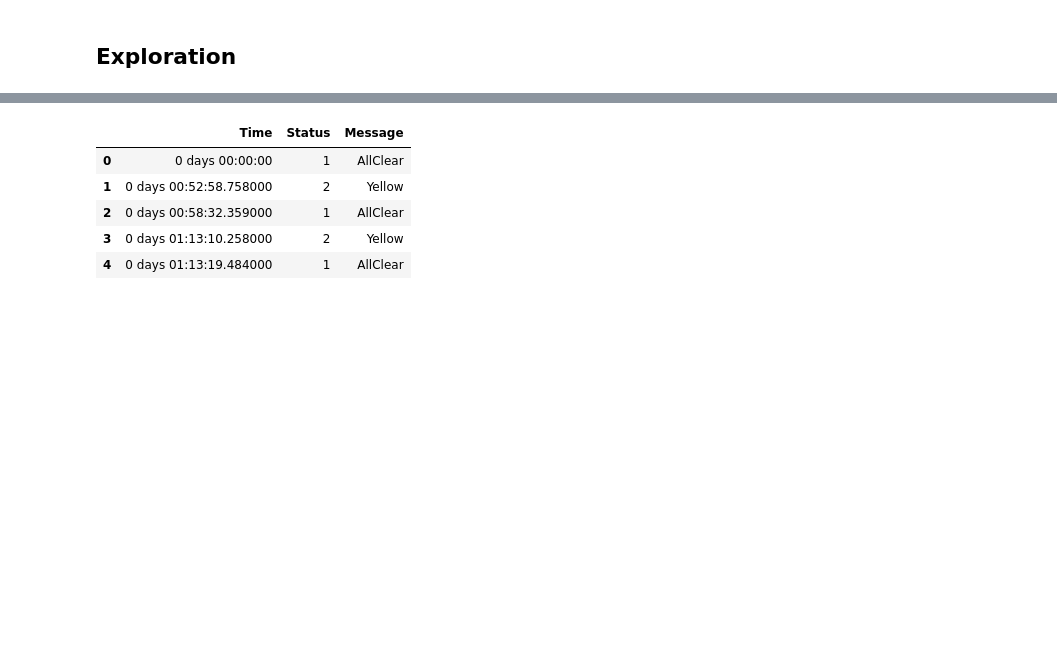
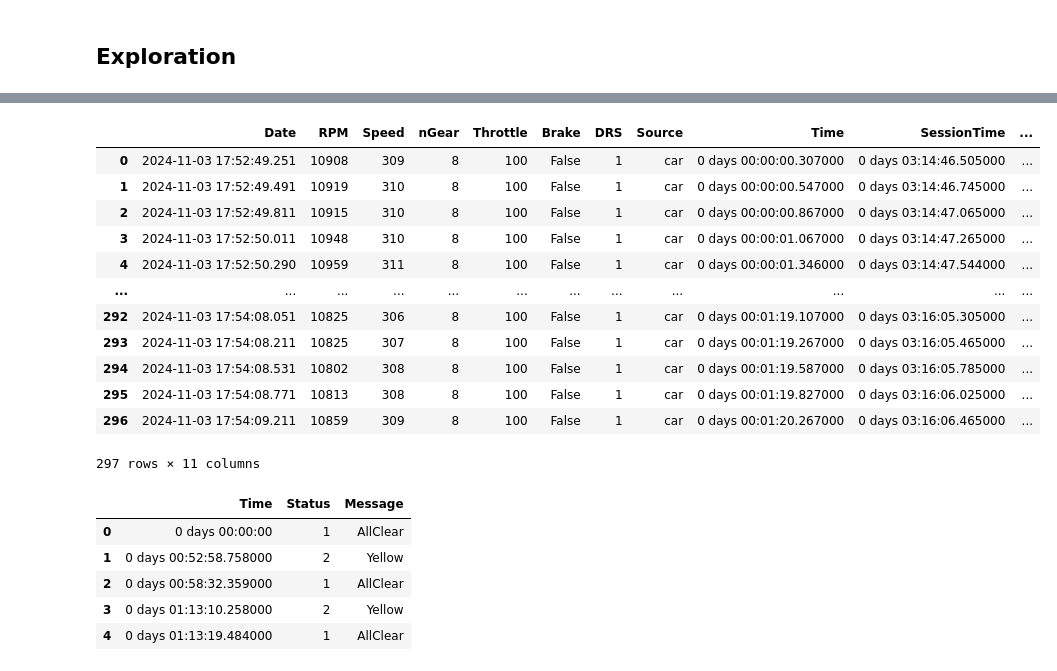
Before and after one commit to mihalisag/data-podium, a Jupyter notebook: f1_telemetry.ipynb, the cells around one changed output, grey strips where cells are left out. Drawn from its saved outputs; the diff is of its cells as text; code cells hidden in the pictures; blank space fills up the shorter version.

```diff
--- a/f1_telemetry.ipynb
+++ b/f1_telemetry.ipynb
@@ -48,0 +70,3 @@ dir(session)
+# %%
+fastest_lap = session.laps.pick_fastest()
+car_data = fastest_lap.get_car_data().add_distance()
@@ -49,3 +89,19 @@ dir(session)
+# %%
+car_data
+# %% [output]
+|  | Date | RPM | Speed | nGear | Throttle | Brake | DRS | Source | Time | SessionTime | ... |
+| 0 | 2024-11-03 17:52:49.251 | 10908 | 309 | 8 | 100 | False | 1 | car | 0 days 00:00:00.307000 | 0 days 03:14:46.505000 | ... |
+| 1 | 2024-11-03 17:52:49.491 | 10919 | 310 | 8 | 100 | False | 1 | car | 0 days 00:00:00.547000 | 0 days 03:14:46.745000 | ... |
+| 2 | 2024-11-03 17:52:49.811 | 10915 | 310 | 8 | 100 | False | 1 | car | 0 days 00:00:00.867000 | 0 days 03:14:47.065000 | ... |
+| 3 | 2024-11-03 17:52:50.011 | 10948 | 310 | 8 | 100 | False | 1 | car | 0 days 00:00:01.067000 | 0 days 03:14:47.265000 | ... |
+| 4 | 2024-11-03 17:52:50.290 | 10959 | 311 | 8 | 100 | False | 1 | car | 0 days 00:00:01.346000 | 0 days 03:14:47.544000 | ... |
+| ... | ... | ... | ... | ... | ... | ... | ... | ... | ... | ... | ... |
+| 292 | 2024-11-03 17:54:08.051 | 10825 | 306 | 8 | 100 | False | 1 | car | 0 days 00:01:19.107000 | 0 days 03:16:05.305000 | ... |
+| 293 | 2024-11-03 17:54:08.211 | 10825 | 307 | 8 | 100 | False | 1 | car | 0 days 00:01:19.267000 | 0 days 03:16:05.465000 | ... |
+| 294 | 2024-11-03 17:54:08.531 | 10802 | 308 | 8 | 100 | False | 1 | car | 0 days 00:01:19.587000 | 0 days 03:16:05.785000 | ... |
+| 295 | 2024-11-03 17:54:08.771 | 10813 | 308 | 8 | 100 | False | 1 | car | 0 days 00:01:19.827000 | 0 days 03:16:06.025000 | ... |
+| 296 | 2024-11-03 17:54:09.211 | 10859 | 309 | 8 | 100 | False | 1 | car | 0 days 00:01:20.267000 | 0 days 03:16:06.465000 | ... |
+297 rows × 11 columns
 # %%
 session.track_status.head()
 # %% [output]
```
Also changed, not shown: parts of 16 cells of this notebook, 2 other files.
